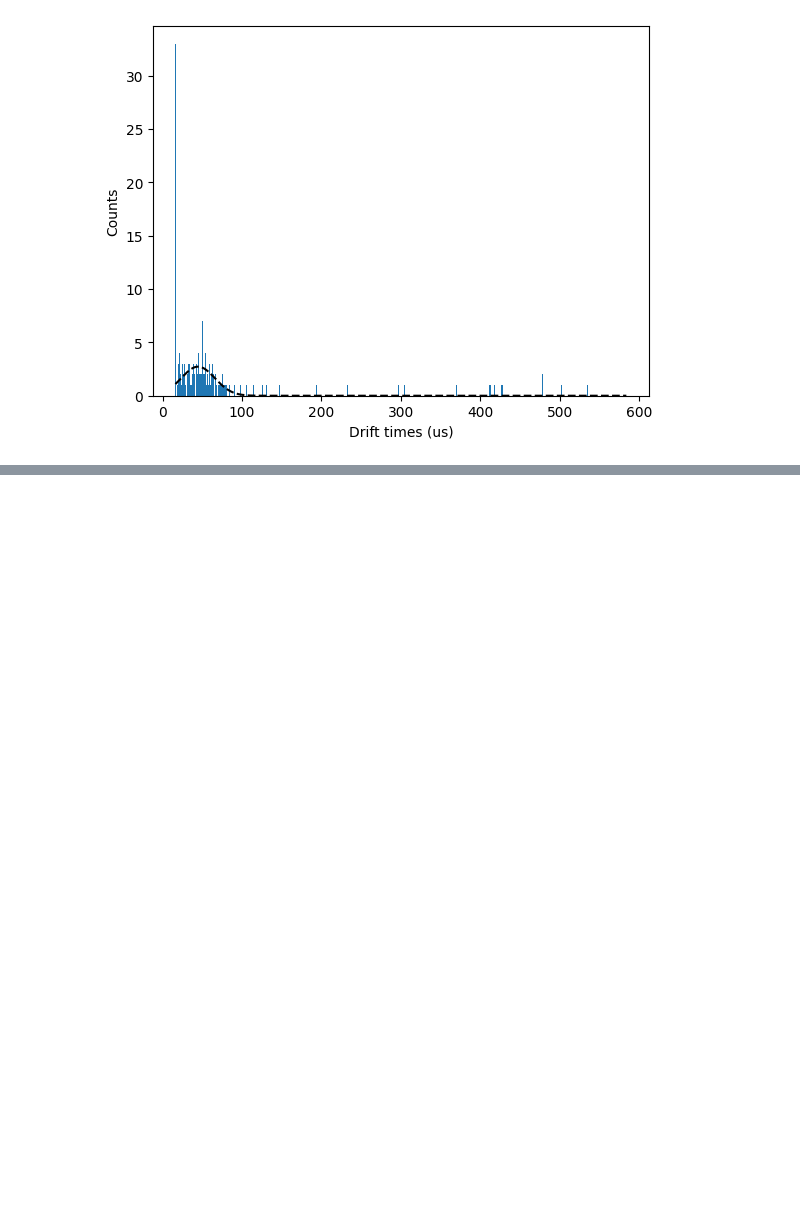
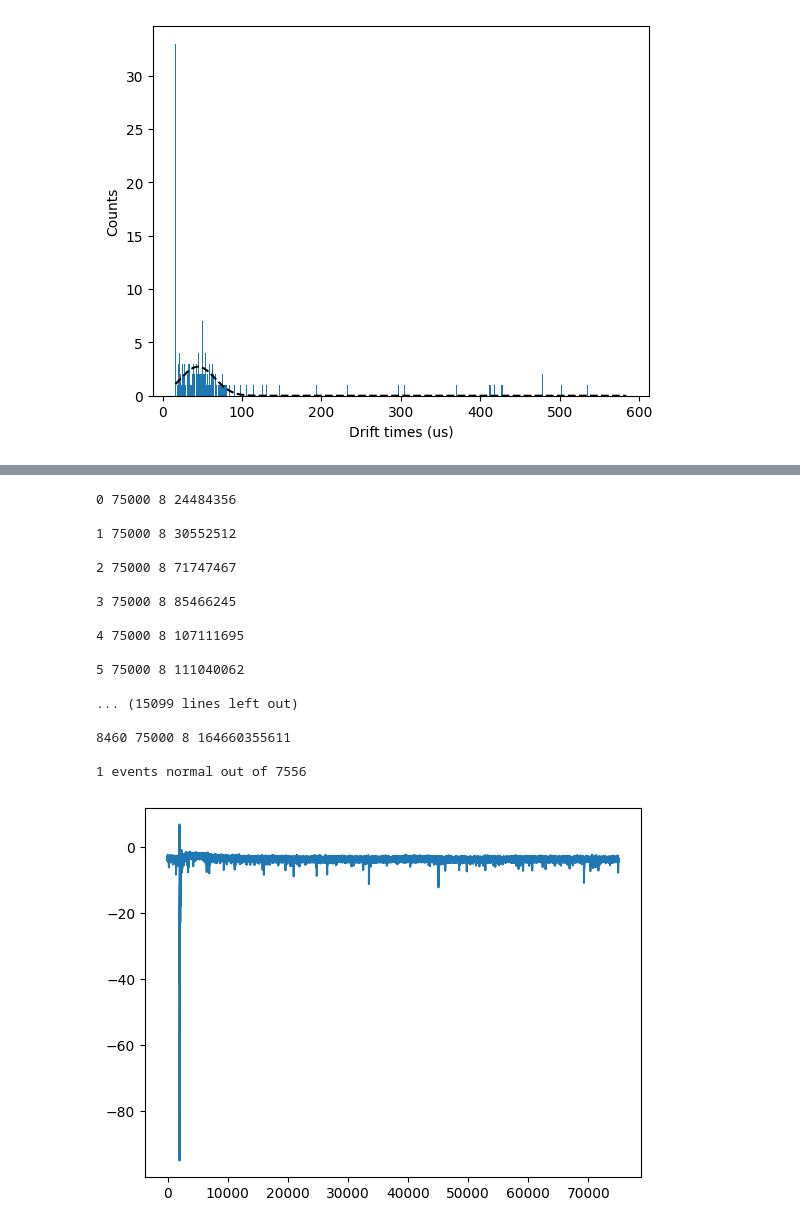
Before and after one commit to arathi-suraj/aramaki-lab-code, a Jupyter notebook: drifttime.ipynb, the cells around one changed output, grey strips where cells are left out. Cells and saved outputs as stored; diff of their text form; code cells hidden in the pictures; blank space fills up the shorter version.

```diff
--- a/drifttime.ipynb
+++ b/drifttime.ipynb
@@ -184,0 +274,51 @@ Text(0, 0.5, 'Counts')
+# %%
+filename = None # add filename here
+timestamps = []
+max_vals = []
+max_ind = []
+signal_time = 600e-3
+
+def main():
+    global timestamps
+    input_raw_file = filename
+    events = ReadRawFile(input_raw_file) # build event from raw file
+
+    for ievent in events.read_raw_data(signal_time): # loop over all the events
+        print(ievent.EventNumber, ievent.SamplingRate, ievent.TimeResolution, ievent.Timestamp, "\n")
+        # print("Now working on trace " + str(j + 1), end='\r')
+        average_wf = np.zeros(int(125000*signal_time))
+        average_wf = np.array(ievent.Waveform)
+        # test_array = -average_wf/counter
+
+        selected_wf = average_wf
+        # selected_wf = average_wf[0:3000]
+        if(max(selected_wf)>5):
+            plt.plot(selected_wf)
+            # The device collects a sample every 8 ns and Timestamp shows which sample since the start of the data collection that this trigger happened at
+            # Therefore, just multiply Timestamp by 8 ns to get the real time elapsed since program start that this event occured at
+            print("+1\n")
+            timestamps.append(ievent.Timestamp)
+            max_vals.append(max(selected_wf))
+            max_ind.append(selected_wf.argmax())
+
+if __name__ == "__main__":
+    main()
+# %% [output]
+0 75000 8 24484356
+
+1 75000 8 30552512
+
+2 75000 8 71747467
+
+3 75000 8 85466245
+
+4 75000 8 107111695
+
+5 75000 8 111040062
+
+... (15099 lines left out)
+
+8460 75000 8 164660355611
+
+1 events normal out of 7556
+[figure, added]
```
Also changed, not shown: parts of 13 cells of this notebook.
